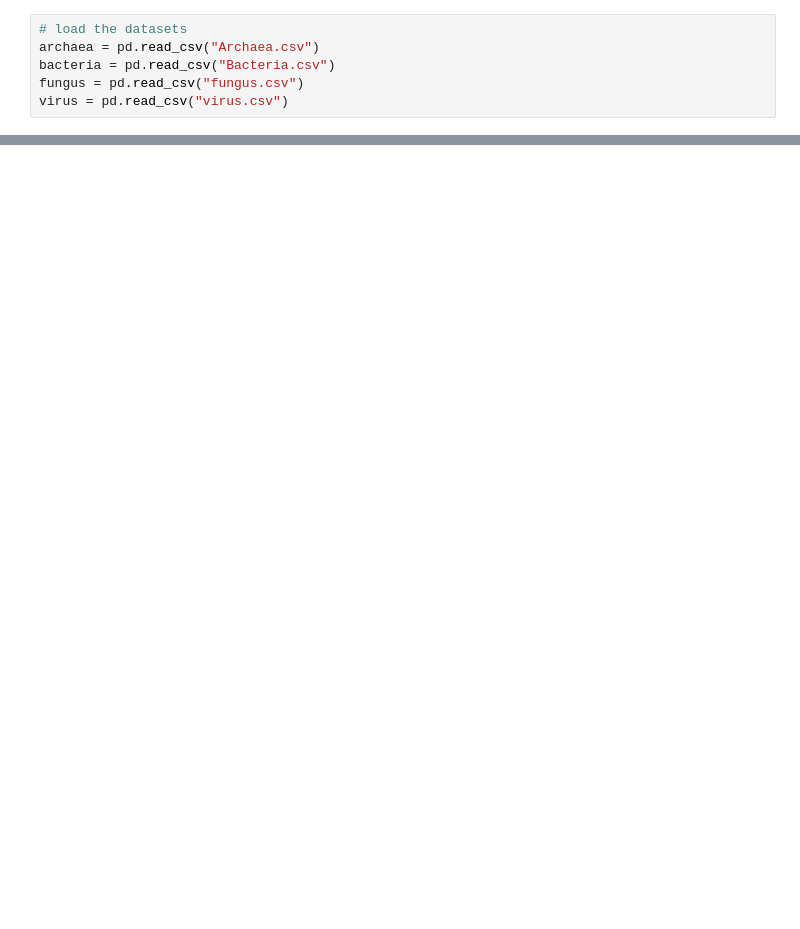
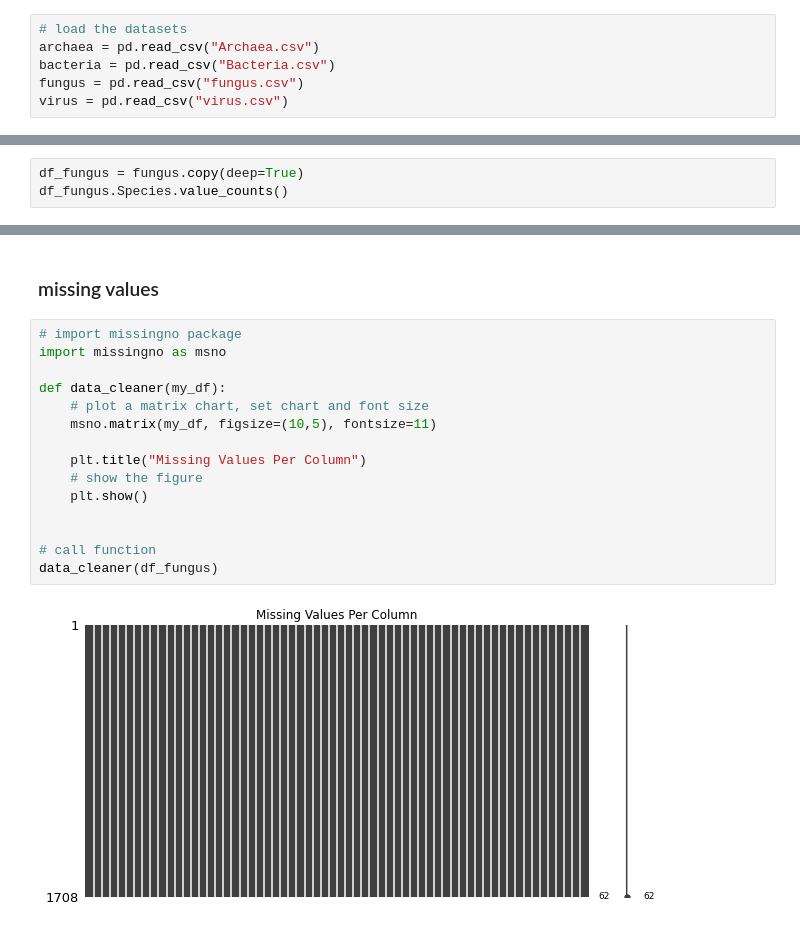
Before and after one commit to adikamunyao/Machine-Learning-in-Microbiology, a Jupyter notebook: ML.ipynb, the cells around one changed output, grey strips where cells are left out. Cells and saved outputs as stored; diff of their text form; blank space fills up the shorter version.

Commit message:
data understanding

```diff
--- a/ML.ipynb
+++ b/ML.ipynb
@@ -39,0 +32,3 @@ Name: ASV, Length: 1733, dtype: int64
+# %%
+df_fungus = fungus.copy(deep=True)
+df_fungus.Species.value_counts()
@@ -39,0 +52,19 @@ Name: ASV, Length: 1733, dtype: int64
+# %% [markdown]
+###  missing values
+# %%
+# import missingno package
+import missingno as msno
+
+def data_cleaner(my_df):
+    # plot a matrix chart, set chart and font size
+    msno.matrix(my_df, figsize=(10,5), fontsize=11)
+
+    plt.title("Missing Values Per Column")
+    # show the figure
+    plt.show()
+
+
+# call function
+data_cleaner(df_fungus)
+# %% [output]
+[figure, added]
```
Also changed, not shown: parts of 30 cells of this notebook.
